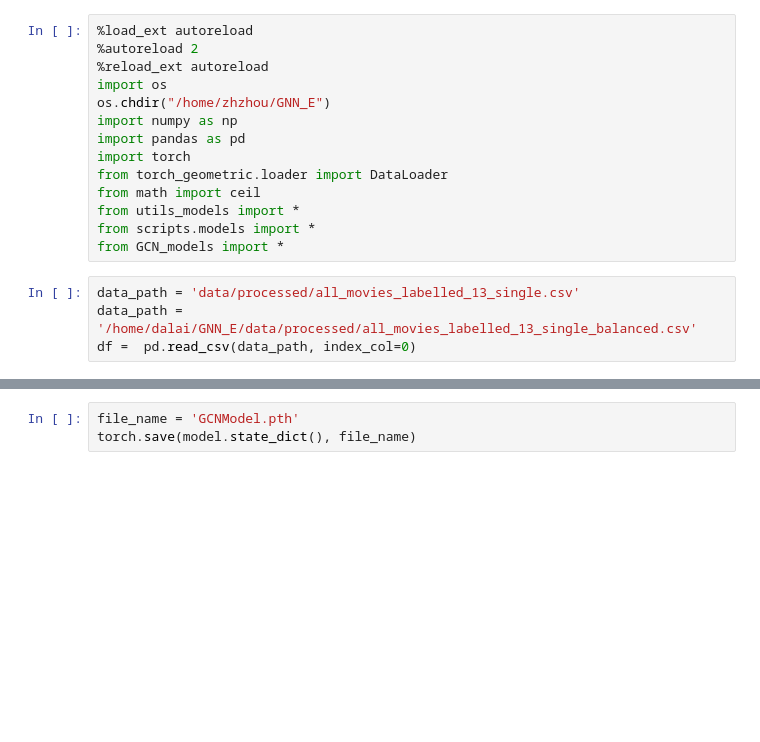
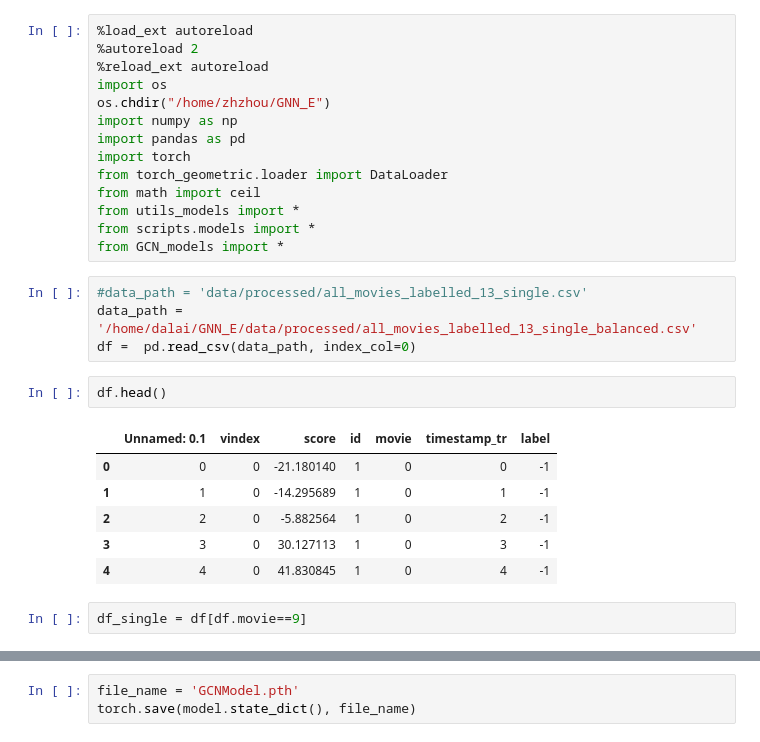
Before and after one commit to CS-433/ml-project-2-zenconvolutionalgraph, a Jupyter notebook: GCN/GNN.ipynb, the cells around one changed output, grey strips where cells are left out. Saved outputs shown, nothing was run; the diff lists cells and outputs as text; blank space fills up the shorter version.

```diff
--- a/GCN/GNN.ipynb
+++ b/GCN/GNN.ipynb
@@ -13,6 +13,17 @@ from utils_models import *
 from scripts.models import *
 from GCN_models import *
 # %%
-data_path = 'data/processed/all_movies_labelled_13_single.csv'
+#data_path = 'data/processed/all_movies_labelled_13_single.csv'
 data_path = '/home/dalai/GNN_E/data/processed/all_movies_labelled_13_single_balanced.csv'
 df =  pd.read_csv(data_path, index_col=0)
+# %%
+df.head()
+# %% [output]
+|  | Unnamed: 0.1 | vindex | score | id | movie | timestamp_tr | label |
+| 0 | 0 | 0 | -21.180140 | 1 | 0 | 0 | -1 |
+| 1 | 1 | 0 | -14.295689 | 1 | 0 | 1 | -1 |
+| 2 | 2 | 0 | -5.882564 | 1 | 0 | 2 | -1 |
+| 3 | 3 | 0 | 30.127113 | 1 | 0 | 3 | -1 |
+| 4 | 4 | 0 | 41.830845 | 1 | 0 | 4 | -1 |
+# %%
+df_single = df[df.movie==9]
```
Also changed, not shown: parts of 15 cells of this notebook, 3 other files.
